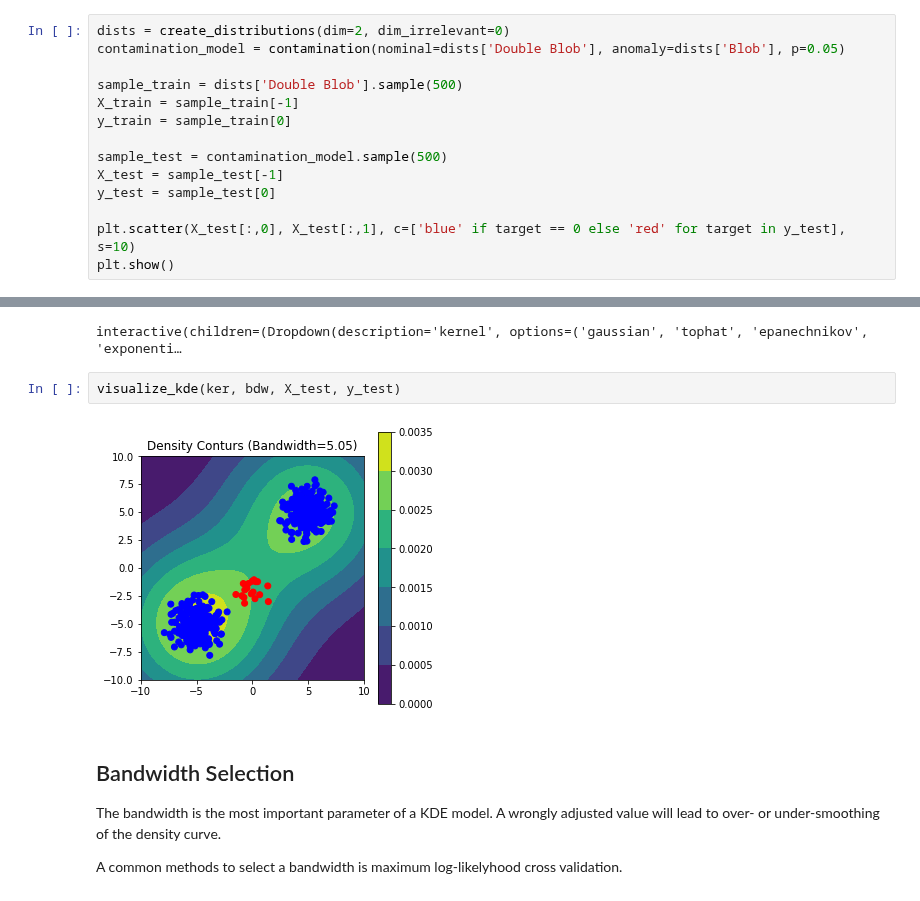
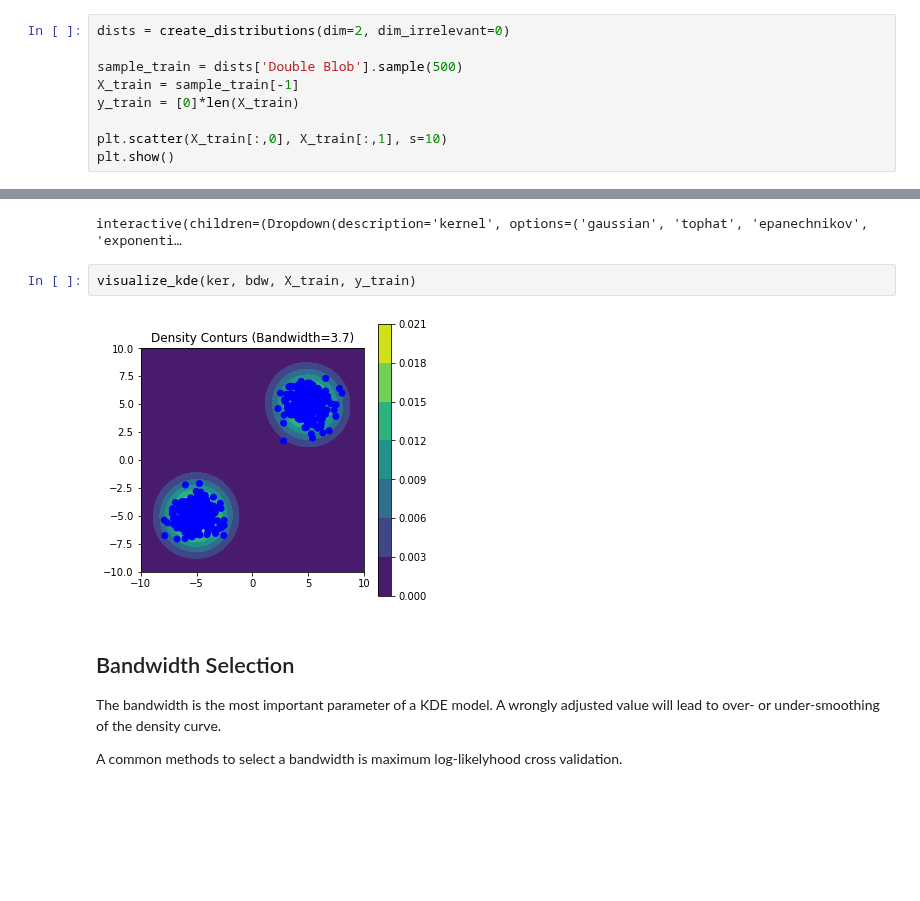
Before and after one commit to aai-institute/tfl-training-practical-anomaly-detection, a Jupyter notebook: notebooks/anomaly_detection_approaches.ipynb, the cells around one changed output, grey strips where cells are left out. Drawn from its saved outputs; the diff is of its cells as text; blank space fills up the shorter version.

```diff
--- a/notebooks/anomaly_detection_approaches.ipynb
+++ b/notebooks/anomaly_detection_approaches.ipynb
@@ -89,16 +89,11 @@ $KDE_h(x, D) = \frac{1}{N}\sum_{i=1}^N \frac{1}{h^p}K\left(\frac{|x-x_i|}{h}\rig
 Play with the parameters!
 # %%
 dists = create_distributions(dim=2, dim_irrelevant=0)
-contamination_model = contamination(nominal=dists['Double Blob'], anomaly=dists['Blob'], p=0.05)
 
 sample_train = dists['Double Blob'].sample(500)
 X_train = sample_train[-1]
-y_train = sample_train[0]
+y_train = [0]*len(X_train)
 
-sample_test = contamination_model.sample(500)
-X_test = sample_test[-1]
-y_test = sample_test[0]
-
-plt.scatter(X_test[:,0], X_test[:,1], c=['blue' if target == 0 else 'red' for target in y_test], s=10)
+plt.scatter(X_train[:,0], X_train[:,1], s=10)
 plt.show()
 # %% [output]
@@ -139,9 +134,9 @@ def set_kde_params(kernel, bandwidth):
 # %% [output]
 interactive(children=(Dropdown(description='kernel', options=('gaussian', 'tophat', 'epanechnikov', 'exponenti…
 # %%
-visualize_kde(ker, bdw, X_test, y_test)
+visualize_kde(ker, bdw, X_train, y_train)
 # %% [output]
-[figure, old version]
+[figure, new version]
 # %% [markdown]
 ## Bandwidth Selection
 The bandwidth is the most important parameter of a KDE model. A wrongly adjusted value will lead to over- or
```
Also changed, not shown: parts of 1 cell of this notebook.
